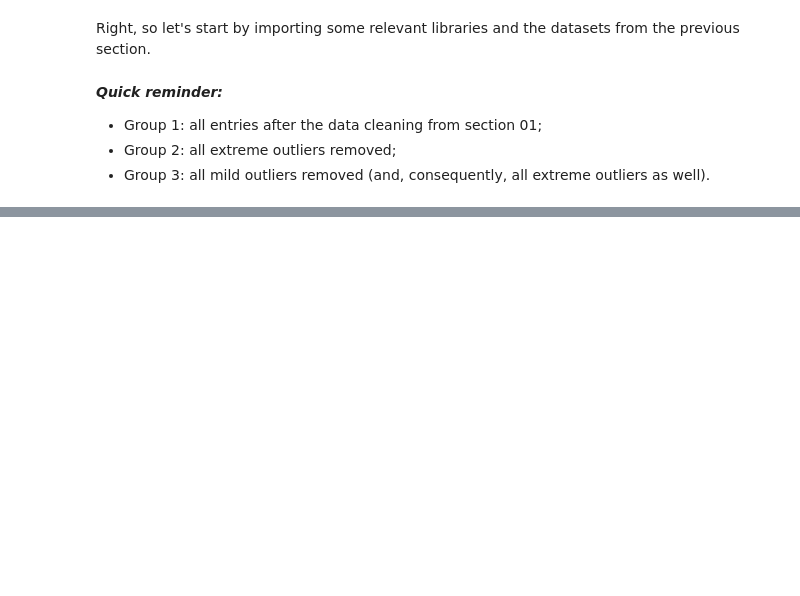
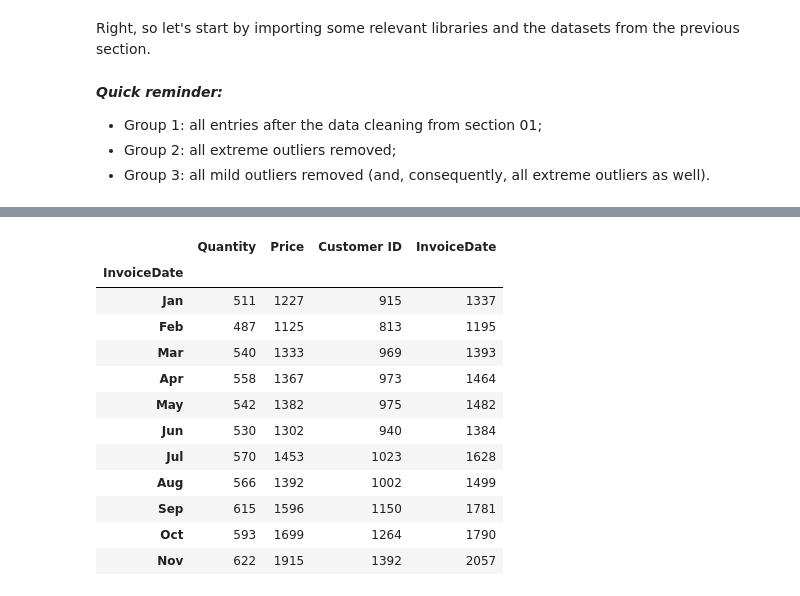
Before and after one commit to igordpm/extracting-insights-from-raw-data, a Jupyter notebook: 02 - Temporal analysis and Streamlit.ipynb, the cells around one changed output, grey strips where cells are left out. Cells and saved outputs as stored; diff of their text form; code cells hidden in the pictures; blank space fills up the shorter version.

```diff
--- a/02 - Temporal analysis and Streamlit.ipynb
+++ b/02 - Temporal analysis and Streamlit.ipynb
@@ -30,0 +96,4 @@ Let's get things going:
+# %%
+invoices1 = invoices1.query("(InvoiceDate > '2009-12-31') & (InvoiceDate < '2010-12-01')").sort_values('InvoiceDate')
+
+invoices1.head()
@@ -30,0 +110,17 @@ Let's get things going:
+# %%
+invoices1.groupby(invoices1['InvoiceDate'].dt.month_name().str[:3], sort=False).nunique()
+# converts InvoiceDate to month-name only, and then gets the first 3 characters
+# %% [output]
+|  | Quantity | Price | Customer ID | InvoiceDate |
+| InvoiceDate |  |  |  |  |
+| Jan | 511 | 1227 | 915 | 1337 |
+| Feb | 487 | 1125 | 813 | 1195 |
+| Mar | 540 | 1333 | 969 | 1393 |
+| Apr | 558 | 1367 | 973 | 1464 |
+| May | 542 | 1382 | 975 | 1482 |
+| Jun | 530 | 1302 | 940 | 1384 |
+| Jul | 570 | 1453 | 1023 | 1628 |
+| Aug | 566 | 1392 | 1002 | 1499 |
+| Sep | 615 | 1596 | 1150 | 1781 |
+| Oct | 593 | 1699 | 1264 | 1790 |
+| Nov | 622 | 1915 | 1392 | 2057 |
```
Also changed, not shown: parts of 20 cells of this notebook, 6 other files.
